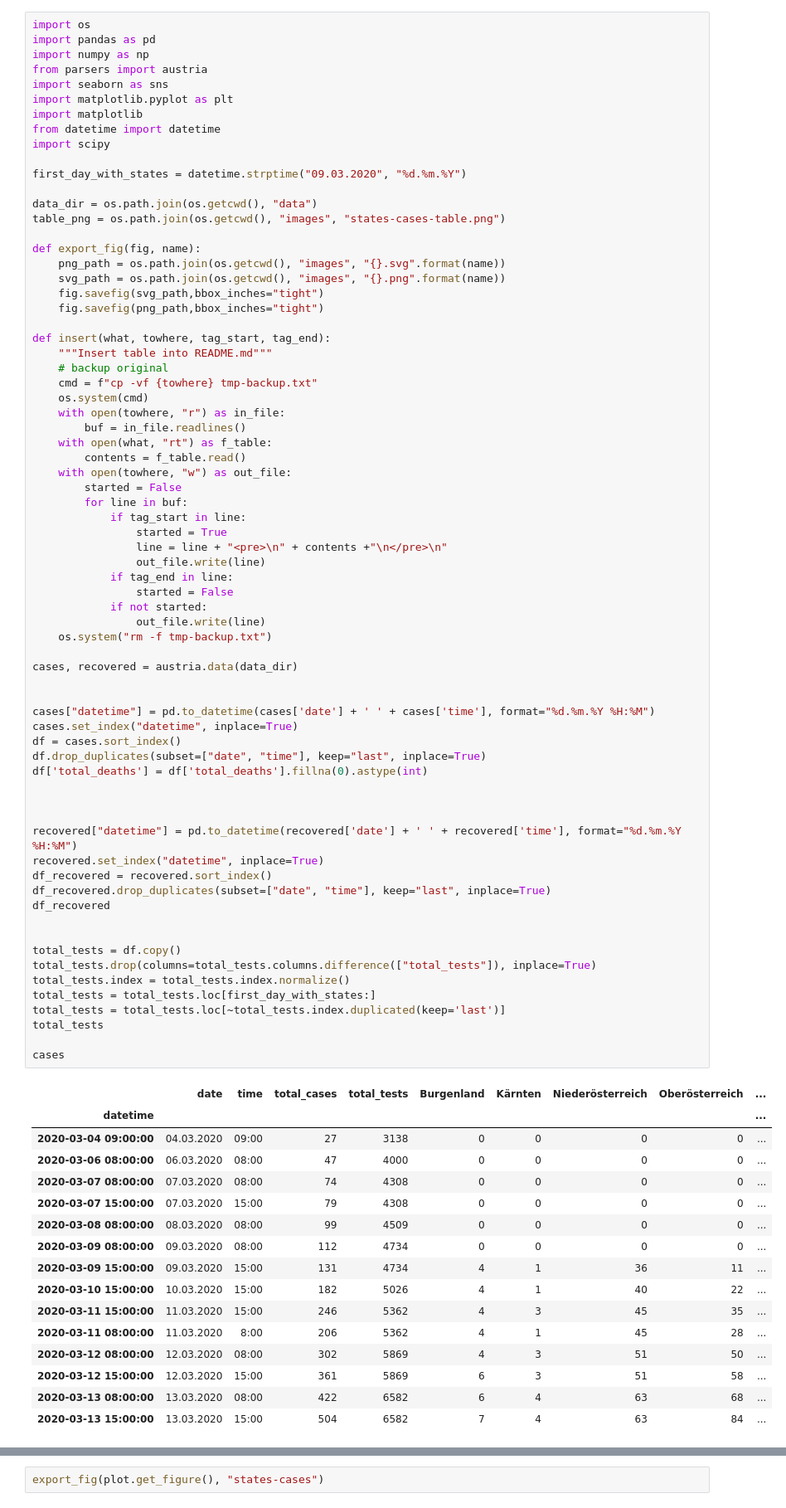
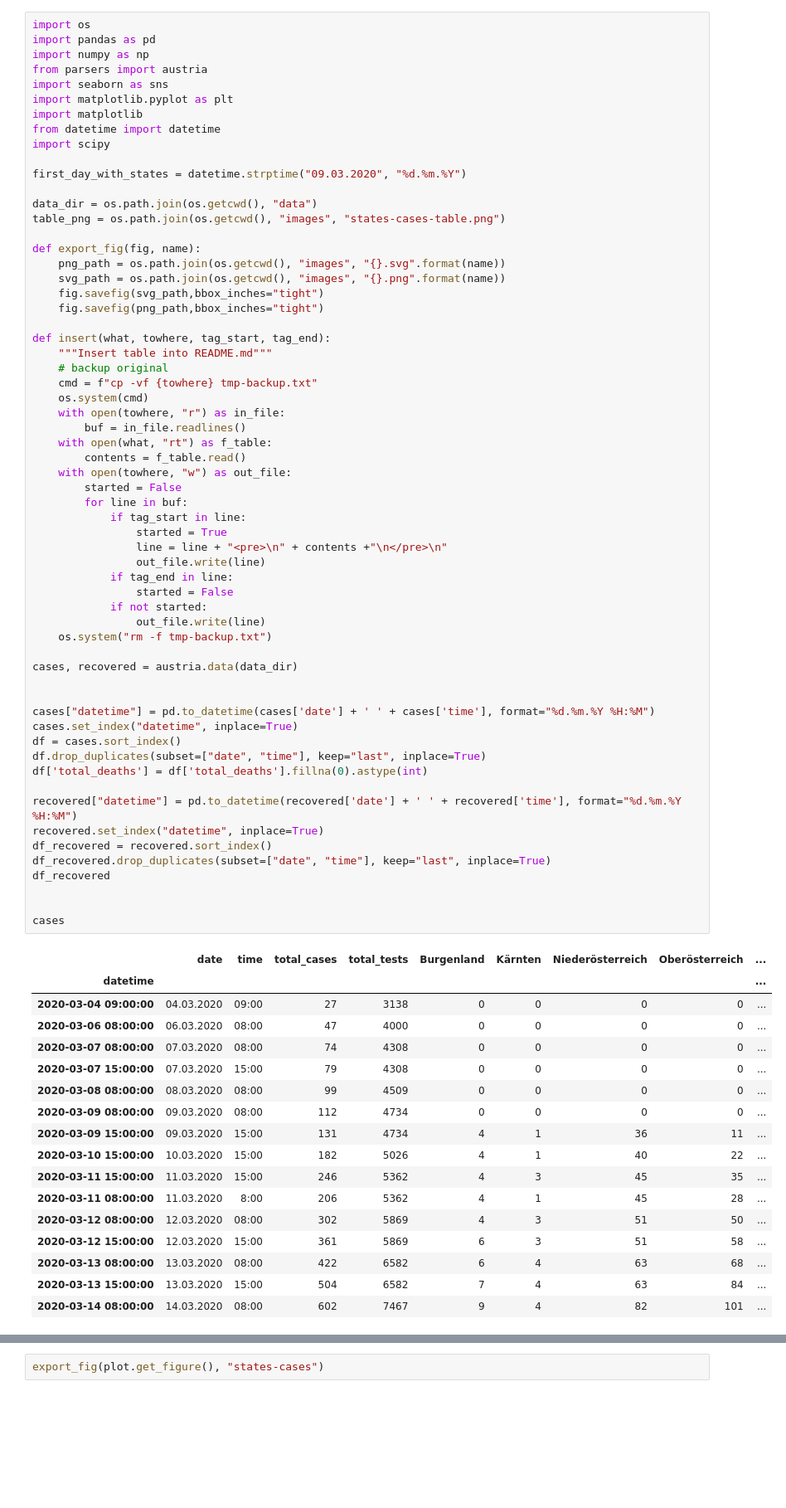
Before and after one commit to danielw2904/Austria-COVID-19, a Jupyter notebook: Austria.ipynb, the cells around one changed output, grey strips where cells are left out. Shown at 83% size. Drawn from its saved outputs; the diff is of its cells as text; blank space fills up the shorter version.

Commit message:
Update for 2020-03-14 0800 and add total tests figure

```diff
--- a/Austria.ipynb
+++ b/Austria.ipynb
@@ -49,42 +49,34 @@ cases["datetime"] = pd.to_datetime(cases['date'] + ' ' + cases['time'], format="
 cases.set_index("datetime", inplace=True)
 df = cases.sort_index()
 df.drop_duplicates(subset=["date", "time"], keep="last", inplace=True)
 df['total_deaths'] = df['total_deaths'].fillna(0).astype(int)
 
-
-
 recovered["datetime"] = pd.to_datetime(recovered['date'] + ' ' + recovered['time'], format="%d.%m.%Y %H:%M")
 recovered.set_index("datetime", inplace=True)
 df_recovered = recovered.sort_index()
 df_recovered.drop_duplicates(subset=["date", "time"], keep="last", inplace=True)
 df_recovered
 
 
-total_tests = df.copy()
-total_tests.drop(columns=total_tests.columns.difference(["total_tests"]), inplace=True)
-total_tests.index = total_tests.index.normalize()
-total_tests = total_tests.loc[first_day_with_states:]
-total_tests = total_tests.loc[~total_tests.index.duplicated(keep='last')]
-total_tests
-
 cases
 # %% [output]
 |  | date | time | total_cases | total_tests | Burgenland | Kärnten | Niederösterreich | Oberösterreich | ... |
 | datetime |  |  |  |  |  |  |  |  | ... |
 | 2020-03-04 09:00:00 | 04.03.2020 | 09:00 | 27 | 3138 | 0 | 0 | 0 | 0 | ... |
 | 2020-03-06 08:00:00 | 06.03.2020 | 08:00 | 47 | 4000 | 0 | 0 | 0 | 0 | ... |
 | 2020-03-07 08:00:00 | 07.03.2020 | 08:00 | 74 | 4308 | 0 | 0 | 0 | 0 | ... |
 | 2020-03-07 15:00:00 | 07.03.2020 | 15:00 | 79 | 4308 | 0 | 0 | 0 | 0 | ... |
 | 2020-03-08 08:00:00 | 08.03.2020 | 08:00 | 99 | 4509 | 0 | 0 | 0 | 0 | ... |
 | 2020-03-09 08:00:00 | 09.03.2020 | 08:00 | 112 | 4734 | 0 | 0 | 0 | 0 | ... |
 | 2020-03-09 15:00:00 | 09.03.2020 | 15:00 | 131 | 4734 | 4 | 1 | 36 | 11 | ... |
 | 2020-03-10 15:00:00 | 10.03.2020 | 15:00 | 182 | 5026 | 4 | 1 | 40 | 22 | ... |
 | 2020-03-11 15:00:00 | 11.03.2020 | 15:00 | 246 | 5362 | 4 | 3 | 45 | 35 | ... |
 | 2020-03-11 08:00:00 | 11.03.2020 | 8:00 | 206 | 5362 | 4 | 1 | 45 | 28 | ... |
 | 2020-03-12 08:00:00 | 12.03.2020 | 08:00 | 302 | 5869 | 4 | 3 | 51 | 50 | ... |
 | 2020-03-12 15:00:00 | 12.03.2020 | 15:00 | 361 | 5869 | 6 | 3 | 51 | 58 | ... |
 | 2020-03-13 08:00:00 | 13.03.2020 | 08:00 | 422 | 6582 | 6 | 4 | 63 | 68 | ... |
 | 2020-03-13 15:00:00 | 13.03.2020 | 15:00 | 504 | 6582 | 7 | 4 | 63 | 84 | ... |
+| 2020-03-14 08:00:00 | 14.03.2020 | 08:00 | 602 | 7467 | 9 | 4 | 82 | 101 | ... |
 # %%
 state_cases = df.copy()
 #state_cases.drop(columns=["date", "time", "total_cases", "total_tests", "total_deaths"], inplace=True)
```
Also changed, not shown: parts of 25 cells of this notebook, 22 other files.
